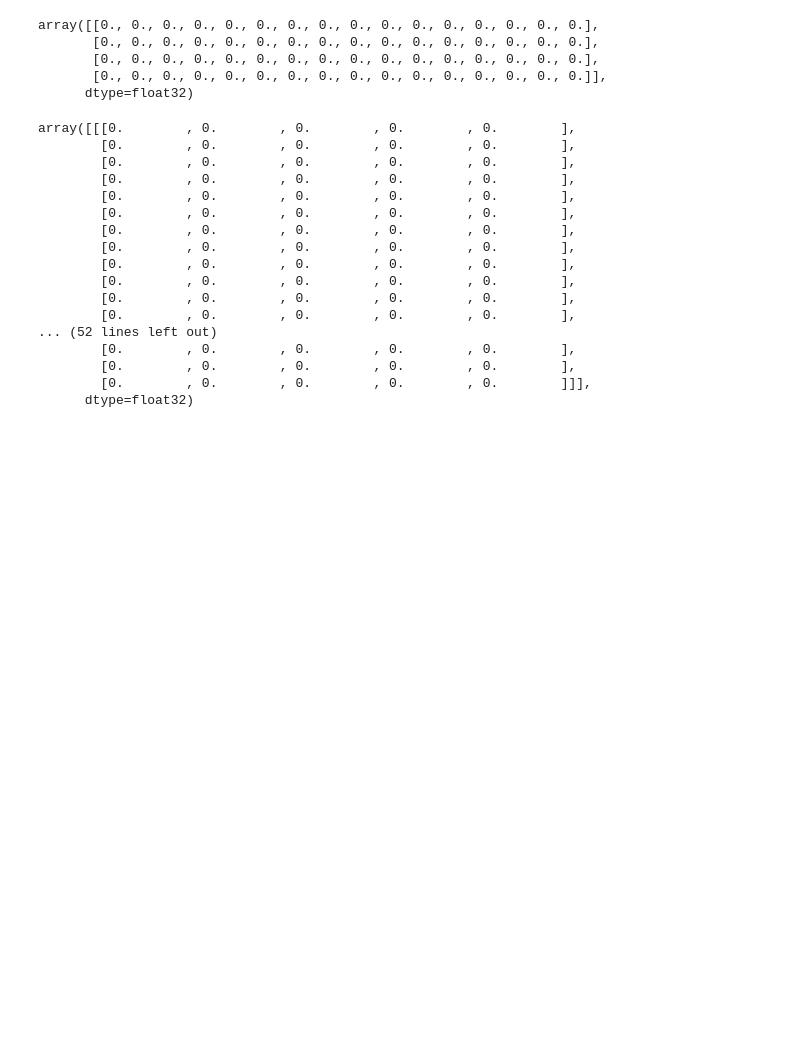
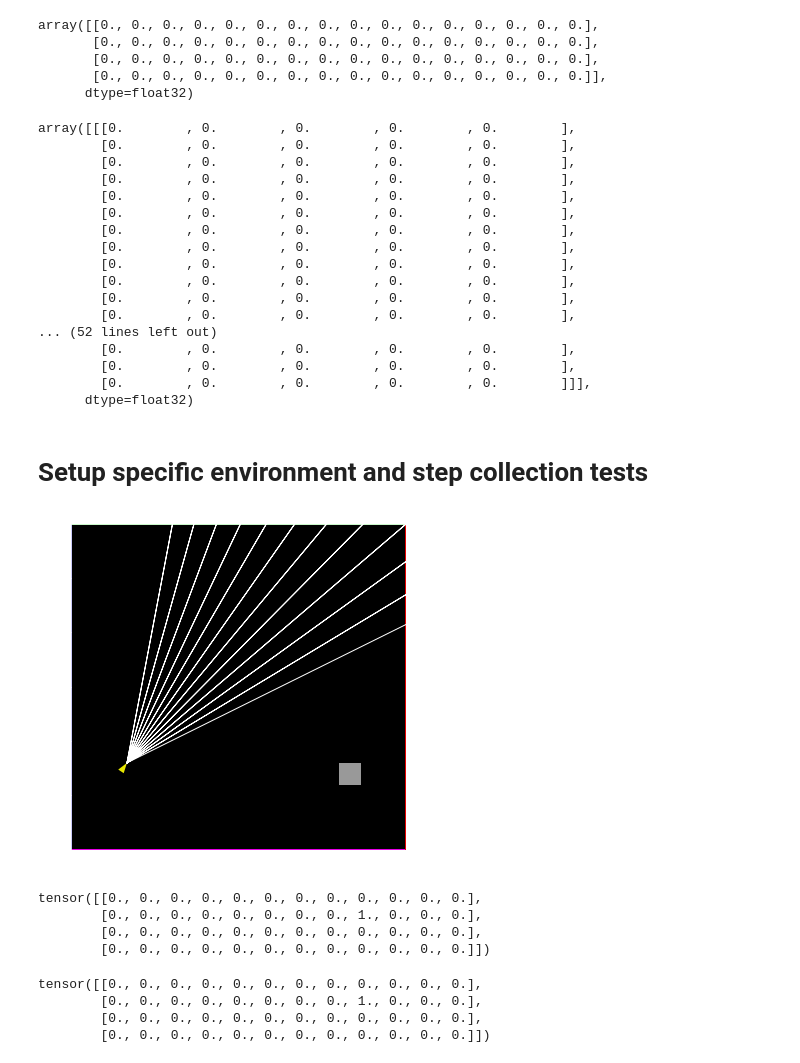
Before and after one commit to liuandrew/r2d2_aux, a Jupyter notebook: write_and_test/r2d2_seq_testing2.ipynb, the cells around one changed output. Drawn from its saved outputs; the diff is of its cells as text; code cells hidden in the pictures; blank space fills up the shorter version.

```diff
--- a/write_and_test/r2d2_seq_testing2.ipynb
+++ b/write_and_test/r2d2_seq_testing2.ipynb
@@ -255,3 +255,5 @@ array([[[0.        , 0.        , 0.        , 0.        , 0.        ],
         [0.        , 0.        , 0.        , 0.        , 0.        ],
         [0.        , 0.        , 0.        , 0.        , 0.        ]]],
       dtype=float32)
+# %% [markdown]
+# Setup specific environment and step collection tests
@@ -257,0 +272,40 @@ array([[[0.        , 0.        , 0.        , 0.        , 0.        ],
+# %%
+fixed_actions = [[1, 1, 0, 0, 0, 0, 0, 0, 0, 0, 1, 1, 1, 1, 1, 1, 1, 1, 2, 1, 1, 1, 1, 1, 1, 1, 1, 0, 1, 1, 1, 1, 1, 1, #reaches goal here at 34 steps
+                  1, 1, 1, 0, 0, 0],
+           [1, 1, 0, 0, 0, 0, 0, 0, 0, 0, 1, 1, 1, 1, 1, 1, 1, 1, 2, 1, 1, 1, 1, 1, 1, 1, 1, 0, 0, 0, 0, 0, 0, 0,
+           1, 1, 1, 0, 0, 0]]
+
+env = agent.env
+rb = agent.rb
+num_steps = 40
+for t in range(num_steps):
+    outputs = agent.act(agent.obs, agent.rnn_hxs, masks=agent.masks)
+    # action = outputs['action']
+    action = np.array([[fixed_actions[0][t]], [fixed_actions[1][t]]], dtype='int64')
+    next_rnn_hxs = outputs['next_rnn_hxs']
+    next_obs, reward, done, info = env.step(action)
+
+    agent.cur_episode_r += reward
+    agent.cur_episode_t += 1
+
+    # Masks are used to reset hidden state when vectorized environmnts give dones
+    agent.masks = torch.FloatTensor(
+        [[0.0] if done_ else [1.0] for done_ in done])
+
+    for i, done_ in enumerate(done):
+        if done_:
+            agent.lengths.append(agent.cur_episode_t[i])
+            agent.returns.append(agent.cur_episode_r[i])
+
+            agent.cur_episode_r[i] = 0
+            agent.cur_episode_t[i] = 0
+
+
+    agent.rb.add(agent.obs, next_obs, action, reward, done, agent.rnn_hxs.detach())
+
+    agent.obs = next_obs
+    agent.rnn_hxs = next_rnn_hxs
+# %%
+env.envs[0].render()
+# %% [output]
+[figure, added]
@@ -257,0 +317,14 @@ array([[[0.        , 0.        , 0.        , 0.        , 0.        ],
+# %%
+sample['dones']
+# %% [output]
+tensor([[0., 0., 0., 0., 0., 0., 0., 0., 0., 0., 0., 0.],
+        [0., 0., 0., 0., 0., 0., 0., 0., 1., 0., 0., 0.],
+        [0., 0., 0., 0., 0., 0., 0., 0., 0., 0., 0., 0.],
+        [0., 0., 0., 0., 0., 0., 0., 0., 0., 0., 0., 0.]])
+# %%
+sample['rewards']
+# %% [output]
+tensor([[0., 0., 0., 0., 0., 0., 0., 0., 0., 0., 0., 0.],
+        [0., 0., 0., 0., 0., 0., 0., 0., 1., 0., 0., 0.],
+        [0., 0., 0., 0., 0., 0., 0., 0., 0., 0., 0., 0.],
+        [0., 0., 0., 0., 0., 0., 0., 0., 0., 0., 0., 0.]])
```
Also changed, not shown: parts of 17 cells of this notebook, 8 other files.
